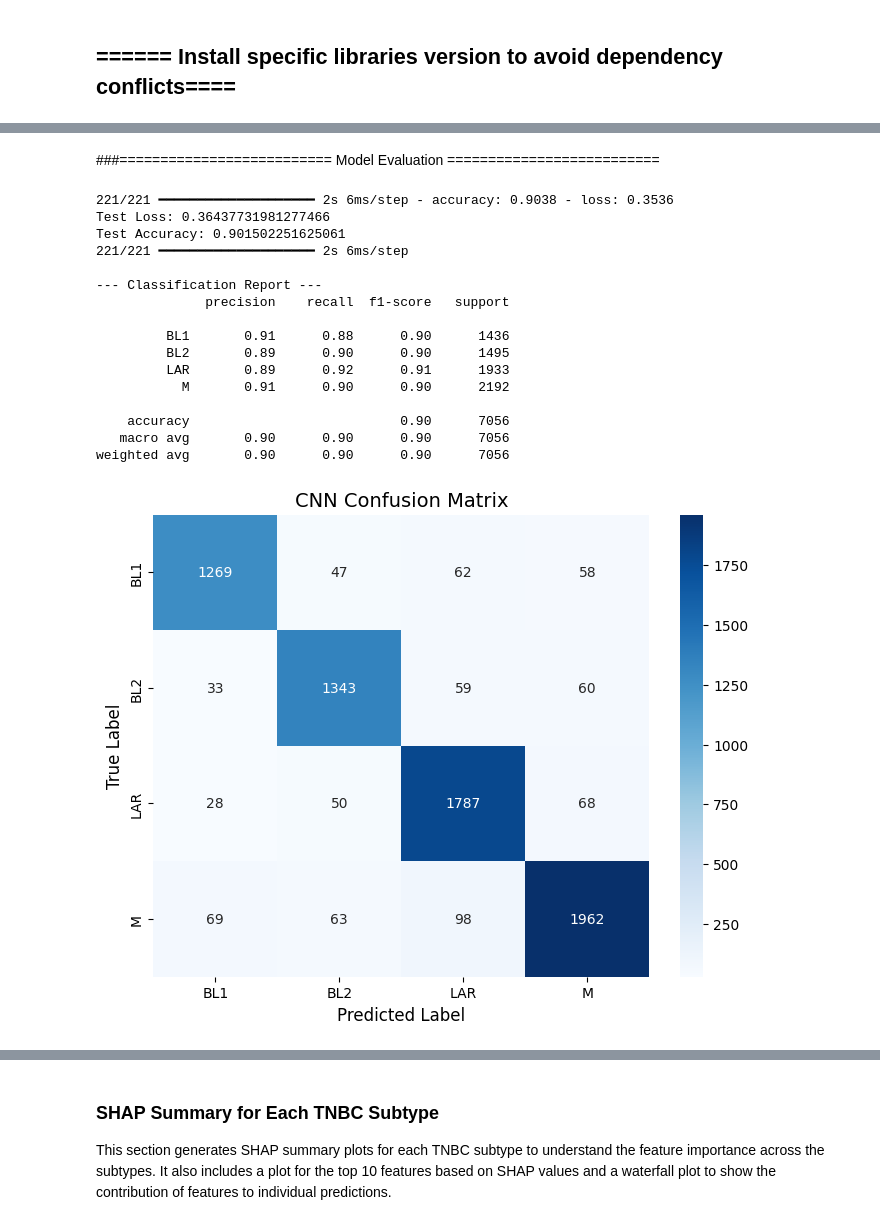
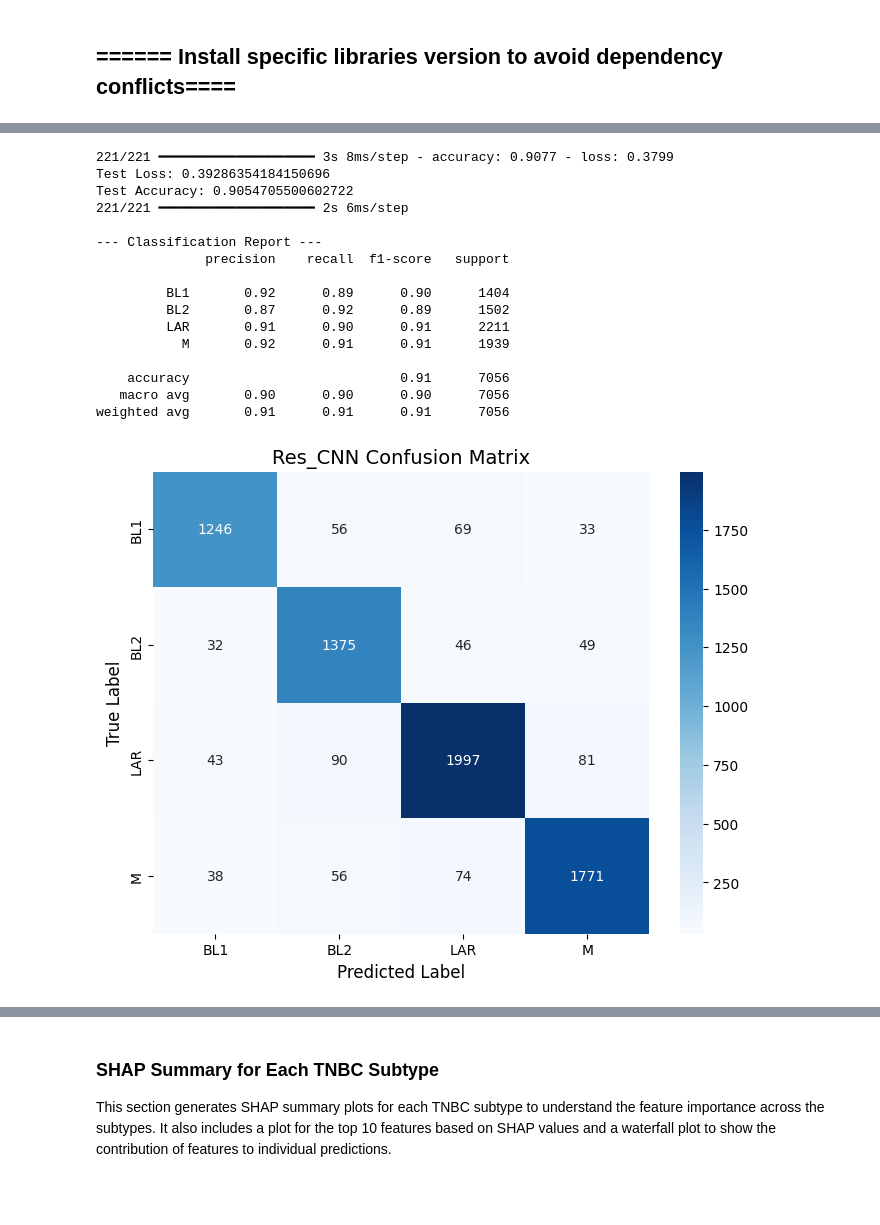
Before and after one commit to idealoladipupo/TNBC_PREDICTIONS_, a Jupyter notebook: Rest_CNN_MODEL_M.ipynb, the cells around one changed output, grey strips where cells are left out. Saved outputs shown, nothing was run; the diff lists cells and outputs as text; code cells hidden in the pictures; blank space fills up the shorter version.

```diff
--- a/Rest_CNN_MODEL_M.ipynb
+++ b/Rest_CNN_MODEL_M.ipynb
@@ -42,4 +40,5 @@ df = pd.read_csv("/content/drive/MyDrive/MY THESIS/Thesis/metabolites_training.c
 # %%
+df = pd.read_csv("/content/drive/MyDrive/MY THESIS/Thesis/df_metabolites_.csv")
 # Split features and target
 X = df.drop('TNBC_Subtype', axis=1).values
 y = df['TNBC_Subtype'].values
@@ -63,3 +62,41 @@ X_train, X_test, y_train, y_test = train_test_split(
 
 # Input shape
 input_shape = X_train.shape[1:]
+
+# Residual block
+def residual_block(x, filters, kernel_size, dropout_rate=0.3):
+    shortcut = x
+    x = Conv1D(filters, kernel_size, padding='same')(x)
+    x = BatchNormalization()(x)
+    x = Activation('relu')(x)
+    x = Dropout(dropout_rate)(x)
+    x = Conv1D(filters, kernel_size, padding='same')(x)
+    x = BatchNormalization()(x)
+
+    # Project shortcut if needed
+    if shortcut.shape[-1] != filters:
+        shortcut = Conv1D(filters, 1, padding='same')(shortcut)
+
+    x = Add()([x, shortcut])
+    x = Activation('relu')(x)
+    return x
+
+# Build the CNN model
+inputs = Input(shape=input_shape)
+x = Conv1D(64, 3, padding='same')(inputs)
+x = BatchNormalization()(x)
+x = Activation('relu')(x)
+
+x = residual_block(x, 128, 3)
+x = residual_block(x, 256, 3)
+x = residual_block(x, 512, 3)
+
+x = Flatten()(x)
+x = Dense(128, activation='relu')(x)
+x = Dropout(0.4)(x)
+outputs = Dense(4, activation='softmax')(x)
+
+model = Model(inputs=inputs, outputs=outputs)
+model.compile(optimizer=Adam(learning_rate=1e-4), loss='categorical_crossentropy', metrics=['accuracy'])
+
+model.summary()
@@ -153,5 +152,3 @@ Epoch 30/30
-# %% [markdown]
-###========================== Model Evaluation ==========================
 # %%
 
 
@@ -175,7 +172,7 @@ cm = confusion_matrix(y_true_labels, y_pred_labels)
 # Plot confusion matrix
 plt.figure(figsize=(8, 6))
 sns.heatmap(cm, annot=True, fmt="d", cmap="Blues", xticklabels=['BL1', 'BL2', 'LAR', 'M'], yticklabels=['BL1', 'BL2', 'LAR', 'M'])
-plt.title('CNN Confusion Matrix', fontsize=14)
+plt.title('Res_CNN Confusion Matrix', fontsize=14)
 plt.xlabel('Predicted Label', fontsize=12)
 plt.ylabel('True Label', fontsize=12)
 plt.show()
@@ -203,40 +200,40 @@ plt.plot(history.history['accuracy'], label='Training Accuracy')
 plt.plot(history.history['val_accuracy'], label='Validation Accuracy')
 plt.title('Training and Validation Accuracy', fontsize=14)
 plt.xlabel('Epochs', fontsize=12)
 plt.ylabel('Accuracy', fontsize=12)
 plt.legend()
 
 # Loss plot
 plt.subplot(1, 2, 2)
 plt.plot(history.history['loss'], label='Training Loss')
 plt.plot(history.history['val_loss'], label='Validation Loss')
 plt.title('Training and Validation Loss', fontsize=14)
 plt.xlabel('Epochs', fontsize=12)
 plt.ylabel('Loss', fontsize=12)
 plt.legend()
 
 plt.tight_layout()
 plt.show()
 
 # ==================== Metrics Summary ====================
 print("\n--- Model Metrics Summary ---")
 print(f"Test Loss: {loss:.4f}")
 print(f"Test Accuracy: {accuracy:.4f}")
 # %% [output]
-221/221 ━━━━━━━━━━━━━━━━━━━━ 2s 6ms/step - accuracy: 0.9038 - loss: 0.3536
-Test Loss: 0.36437731981277466
-Test Accuracy: 0.901502251625061
+221/221 ━━━━━━━━━━━━━━━━━━━━ 3s 8ms/step - accuracy: 0.9077 - loss: 0.3799
+Test Loss: 0.39286354184150696
+Test Accuracy: 0.9054705500602722
 221/221 ━━━━━━━━━━━━━━━━━━━━ 2s 6ms/step
 
 --- Classification Report ---
               precision    recall  f1-score   support
 
-         BL1       0.91      0.88      0.90      1436
-         BL2       0.89      0.90      0.90      1495
-         LAR       0.89      0.92      0.91      1933
-           M       0.91      0.90      0.90      2192
+         BL1       0.92      0.89      0.90      1404
+         BL2       0.87      0.92      0.89      1502
+         LAR       0.91      0.90      0.91      2211
+           M       0.92      0.91      0.91      1939
 
-    accuracy                           0.90      7056
+    accuracy                           0.91      7056
    macro avg       0.90      0.90      0.90      7056
-weighted avg       0.90      0.90      0.90      7056
+weighted avg       0.91      0.91      0.91      7056
-[figure, old version]
+[figure, new version]
```
Also changed, not shown: parts of 18 cells of this notebook.
